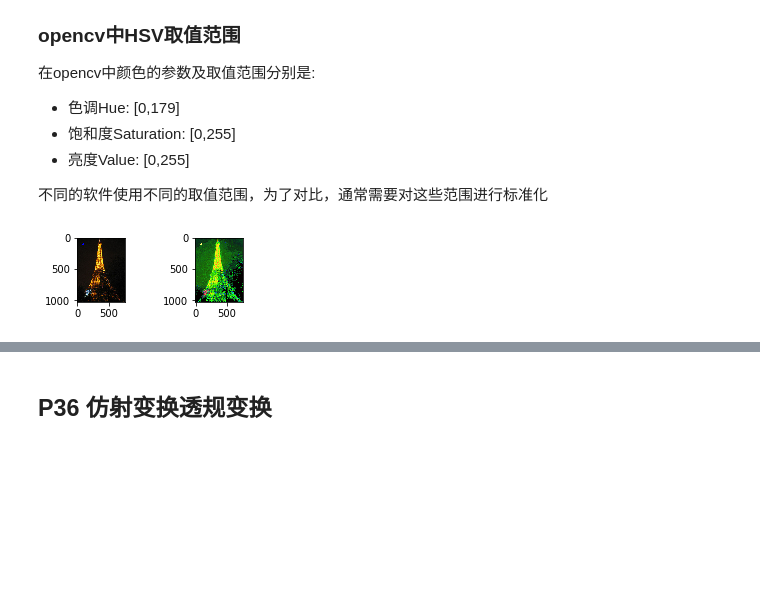
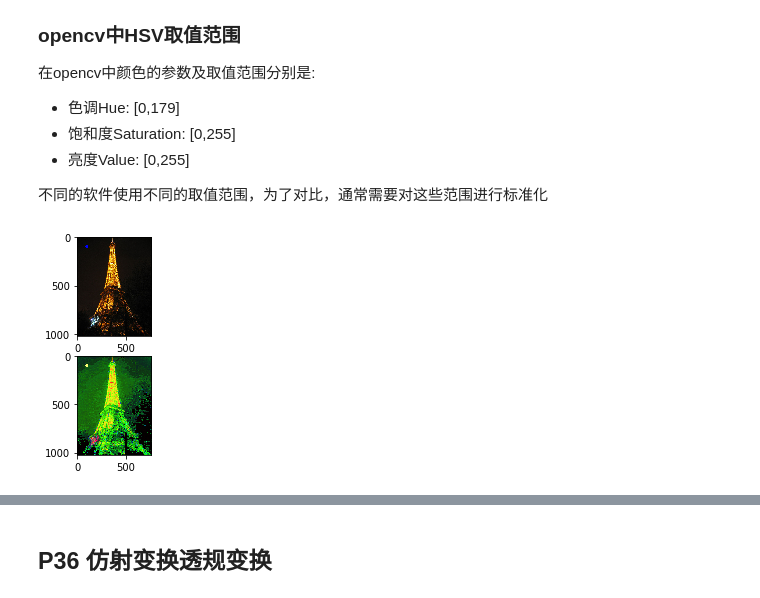
Before and after one commit to thetime50/opencv-practice, a Jupyter notebook: step3-p27.ipynb, the cells around one changed output, grey strips where cells are left out. Cells and saved outputs as stored; diff of their text form; code cells hidden in the pictures; blank space fills up the shorter version.

Commit message:
tool.gridSet

```diff
--- a/step3-p27.ipynb
+++ b/step3-p27.ipynb
@@ -68,28 +68,30 @@ RGB和CMY颜色模型都是面向硬件的，而HSV (Hue Saturation Value)颜色
 # %%
 %matplotlib inline
 import cv2 as cv
 import numpy as np
 import matplotlib.pyplot as plt
 import tool
+
+tool.gridSet(1,2)
 
 frame = cv.imread('./img/Eiffel.jpeg',1) #彩色图像
 cv.circle(frame, (100,100), 15, (255,0,0), -1)
 imageRGB = cv.cvtColor(frame, cv.COLOR_BGR2RGB )
 tool.pltGrid(1,1)
 plt.imshow( imageRGB )
 
 hsv = cv.cvtColor(frame, cv.COLOR_BGR2HSV)
 ##可以使用cv.imshow在窗口显示
 # cv.imshow( 'hsv', hsv)
 # k=cv.waitKey(0) & 0xFF
 # cv.destroyAllWindows()
 #用matplotlib显示
 imageRGB = cv.cvtColor(hsv, cv.COLOR_BGR2RGB )
 tool.pltGrid(1,2)
 plt.imshow( imageRGB )
 plt.show()
 # %% [output]
-[figure, old version]
+[figure, new version]
 # %%
 import tool
 # print(dir(tool))
```
Also changed, not shown: 1 other file.
